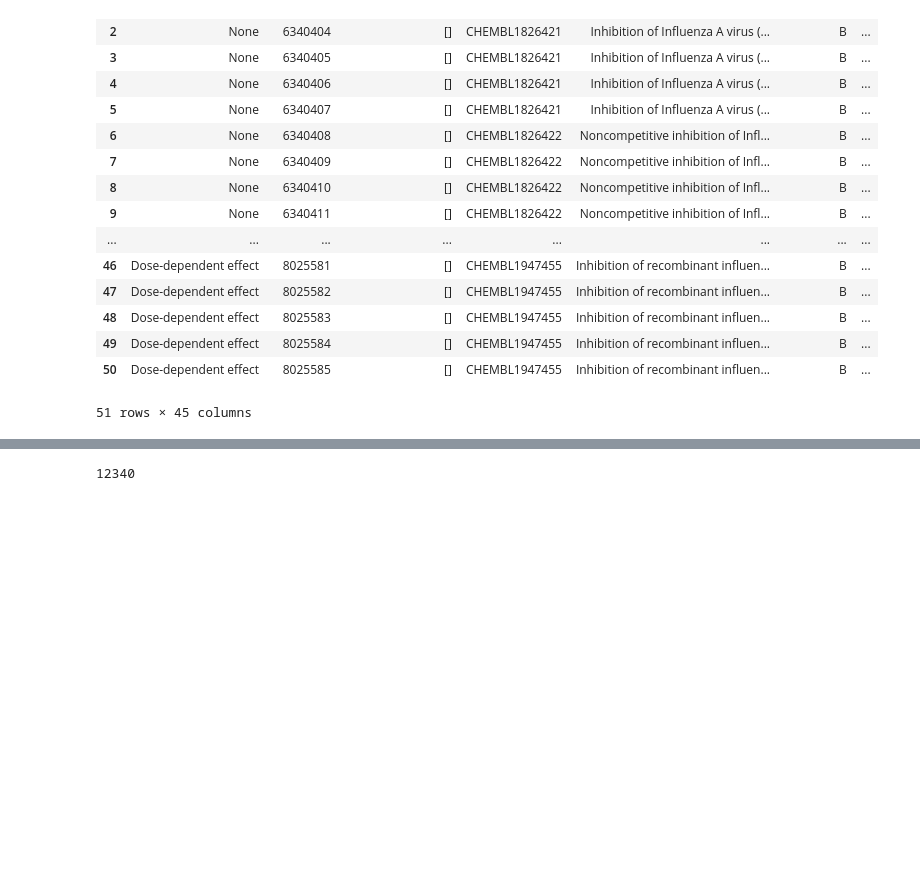
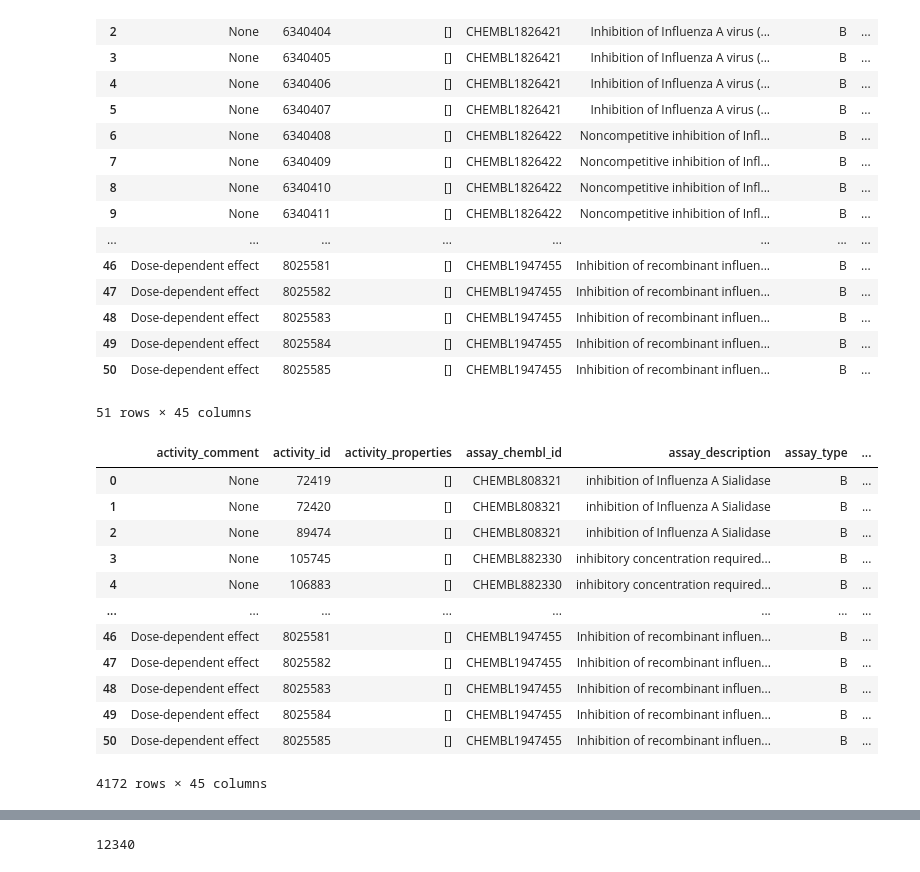
Before and after one commit to Jahan08/hERG-web-app, a Jupyter notebook: NA_INA_data_manipulation.ipynb, the cells around one changed output, grey strips where cells are left out. Cells and saved outputs as stored; diff of their text form; code cells hidden in the pictures; blank space fills up the shorter version.

```diff
--- a/NA_INA_data_manipulation.ipynb
+++ b/NA_INA_data_manipulation.ipynb
@@ -317,4 +317,30 @@ df10
 | 49 | Dose-dependent effect | 8025584 | [] | CHEMBL1947455 | Inhibition of recombinant influen... | B | ... |
 | 50 | Dose-dependent effect | 8025585 | [] | CHEMBL1947455 | Inhibition of recombinant influen... | B | ... |
 51 rows × 45 columns
+# %%
+df_11 = df.append(df1)
+df_12 = df_11.append(df2)
+df_13 = df_12.append(df3)
+df_14 = df_13.append(df4)
+df_15 = df_14.append(df5)
+df_16 = df_15.append(df6)
+df_17 = df_16.append(df7)
+df_18 = df_17.append(df8)
+df_19 = df_18.append(df9)
+df_20 = df_19.append(df10)
+df_20
+# %% [output]
+|  | activity_comment | activity_id | activity_properties | assay_chembl_id | assay_description | assay_type | ... |
+| 0 | None | 72419 | [] | CHEMBL808321 | inhibition of Influenza A Sialidase | B | ... |
+| 1 | None | 72420 | [] | CHEMBL808321 | inhibition of Influenza A Sialidase | B | ... |
+| 2 | None | 89474 | [] | CHEMBL808321 | inhibition of Influenza A Sialidase | B | ... |
+| 3 | None | 105745 | [] | CHEMBL882330 | inhibitory concentration required... | B | ... |
+| 4 | None | 106883 | [] | CHEMBL882330 | inhibitory concentration required... | B | ... |
+| ... | ... | ... | ... | ... | ... | ... | ... |
+| 46 | Dose-dependent effect | 8025581 | [] | CHEMBL1947455 | Inhibition of recombinant influen... | B | ... |
+| 47 | Dose-dependent effect | 8025582 | [] | CHEMBL1947455 | Inhibition of recombinant influen... | B | ... |
+| 48 | Dose-dependent effect | 8025583 | [] | CHEMBL1947455 | Inhibition of recombinant influen... | B | ... |
+| 49 | Dose-dependent effect | 8025584 | [] | CHEMBL1947455 | Inhibition of recombinant influen... | B | ... |
+| 50 | Dose-dependent effect | 8025585 | [] | CHEMBL1947455 | Inhibition of recombinant influen... | B | ... |
+4172 rows × 45 columns
 # %%
```
Also changed, not shown: parts of 1 cell of this notebook.
